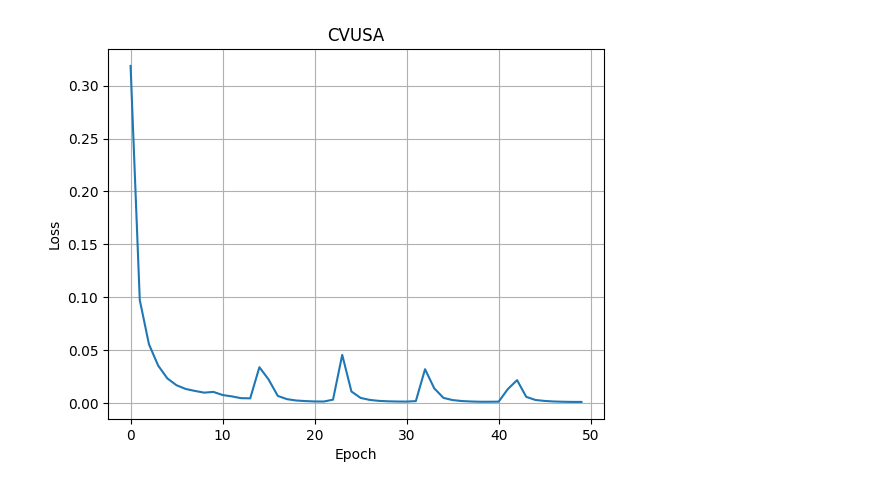
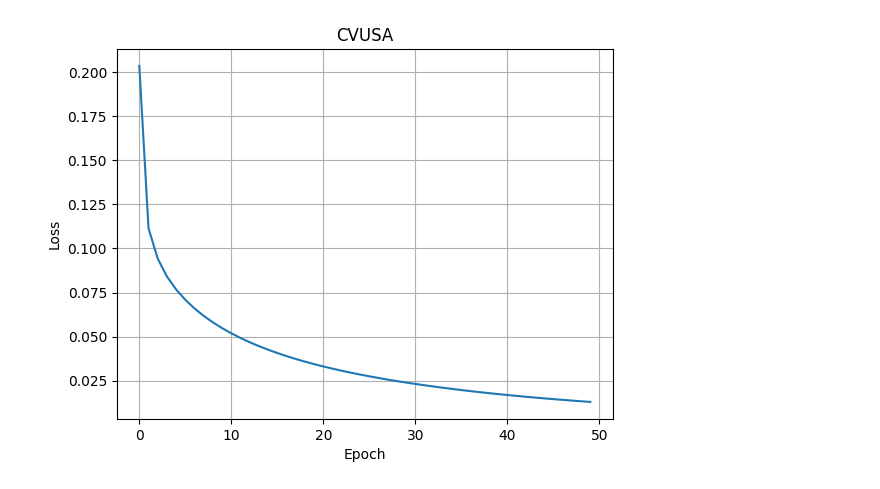
Before and after one commit to Fahim17/CVGL_Baseline, a Jupyter notebook: temp2.ipynb, the cells around one changed output. Saved outputs shown, nothing was run; the diff lists cells and outputs as text; code cells hidden in the pictures.

```diff
--- a/temp2.ipynb
+++ b/temp2.ipynb
@@ -238,23 +347,23 @@ f"{math.floor(dt.timestamp())}"[4:]
 # %%
 import pandas as pd
 import matplotlib.pyplot as plt
 
 # Read the CSV file into a pandas DataFrame
-df = pd.read_csv('/data/Research/CVGL_Baseline/losses/losses_3588734.csv')
+df = pd.read_csv('/data/Research/CVGL_Baseline/losses/losses_5065290.csv')
 
 # Assuming the first column is x-axis and the second column is y-axis
 x = df.iloc[:, 0]
 y = df.iloc[:, 1]
 
 # Plotting
 plt.plot(x, y)
 plt.xlabel('Epoch')
 plt.ylabel('Loss')
 plt.title('CVUSA' )
 plt.grid(True)
 plt.show()
 # %% [output]
-[figure, old version]
+[figure, new version]
 # %%
 a = torch.rand(128, 1000)
 b = torch.rand(128, 1000)
```
Also changed, not shown: parts of 12 cells of this notebook, 9 other files.
